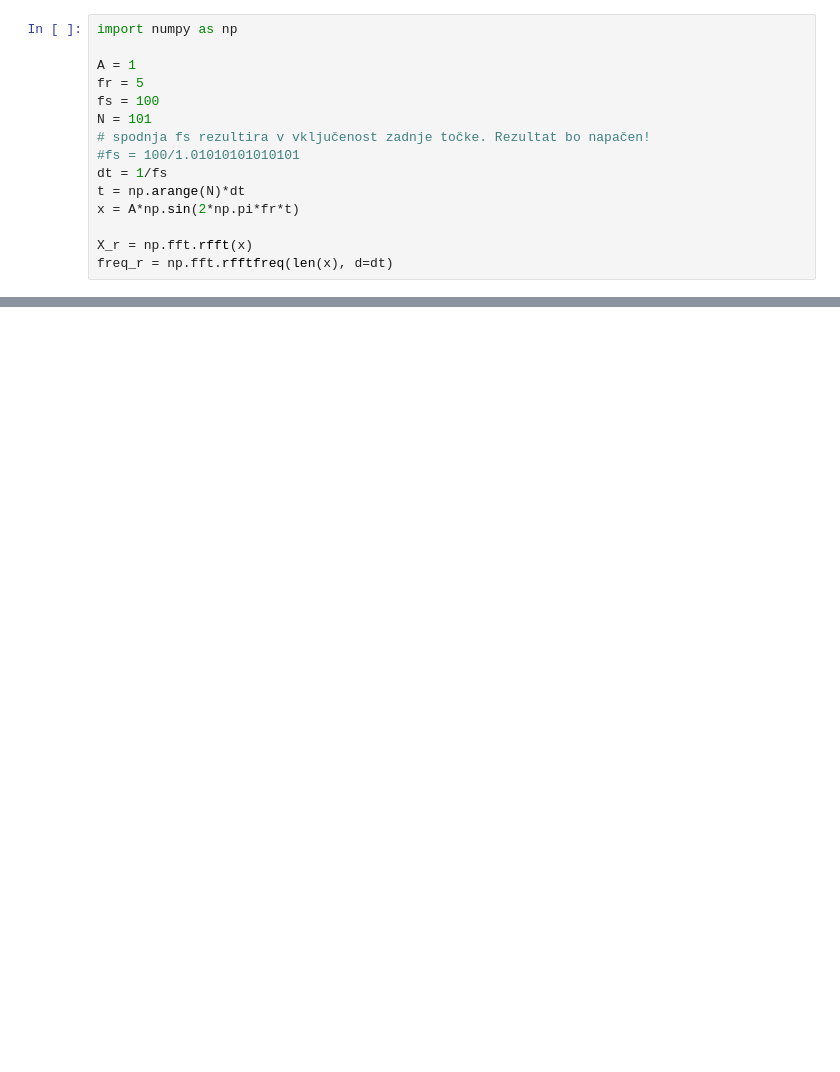
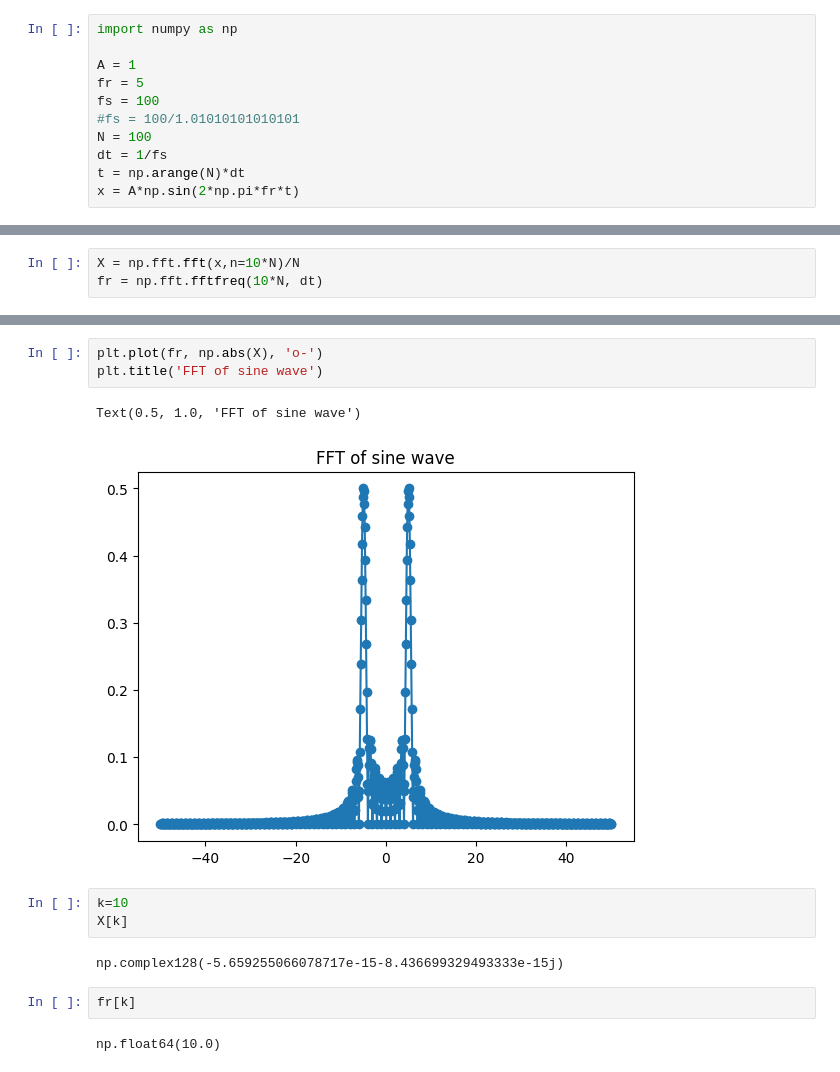
Before and after one commit to jankoslavic/procesiranje_signalov, a Jupyter notebook: _sources/notebooks/Untitled.ipynb, the cells around one changed output, grey strips where cells are left out. Cells and saved outputs as stored; diff of their text form; blank space fills up the shorter version.

```diff
--- a/_sources/notebooks/Untitled.ipynb
+++ b/_sources/notebooks/Untitled.ipynb
@@ -81,15 +4,11 @@ import numpy as np
 A = 1
 fr = 5
 fs = 100
-N = 101
-# spodnja fs rezultira v vključenost zadnje točke. Rezultat bo napačen!
 #fs = 100/1.01010101010101
+N = 100
 dt = 1/fs
 t = np.arange(N)*dt
 x = A*np.sin(2*np.pi*fr*t)
-
-X_r = np.fft.rfft(x)
-freq_r = np.fft.rfftfreq(len(x), d=dt)
 # %%
 t[-3:]
 # %% [output]
@@ -106 +23,4 @@ c
+# %%
+X = np.fft.fft(x,n=10*N)/N
+fr = np.fft.fftfreq(10*N, dt)
 # %%
@@ -110,3 +30,18 @@ freq_r[5]
+# %%
+plt.plot(fr, np.abs(X), 'o-')
+plt.title('FFT of sine wave')
+# %% [output]
+Text(0.5, 1.0, 'FFT of sine wave')
+[figure, added]
+# %%
+k=10
+X[k]
+# %% [output]
+np.complex128(-5.659255066078717e-15-8.436699329493333e-15j)
+# %%
+fr[k]
+# %% [output]
+np.float64(10.0)
 # %%
 import numpy as np
 
```
Also changed, not shown: parts of 35 cells of this notebook, 7 other files.
